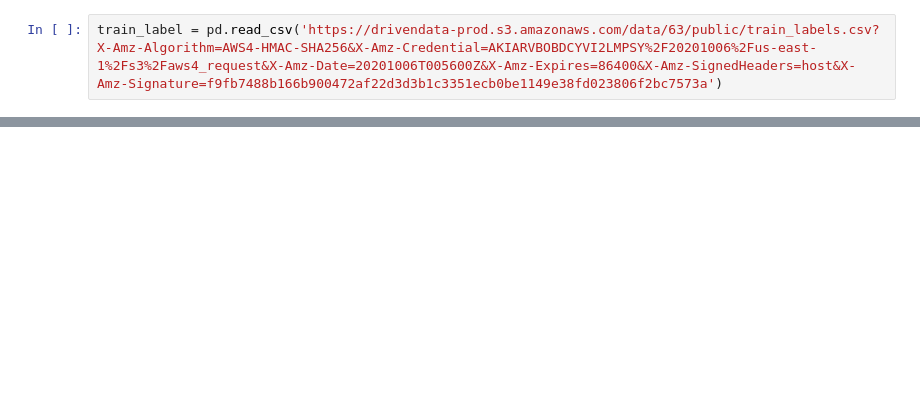
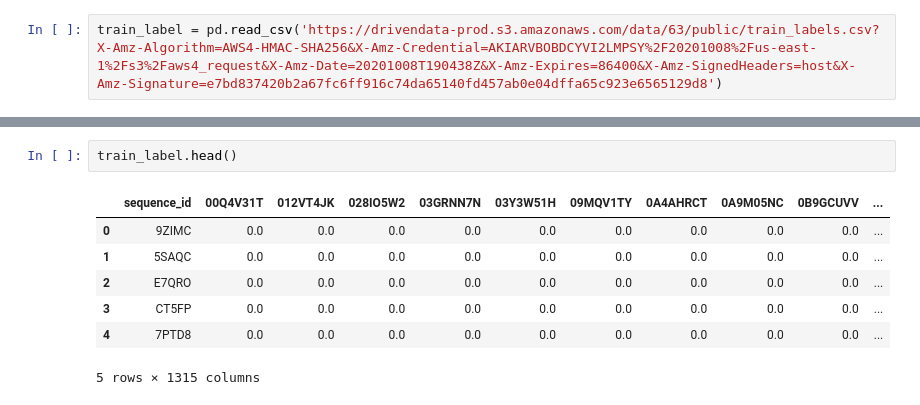
Before and after one commit to adxpillar/GEA-challenge, a Jupyter notebook: GEA.ipynb, the cells around one changed output, grey strips where cells are left out. Cells and saved outputs as stored; diff of their text form; blank space fills up the shorter version.

```diff
--- a/GEA.ipynb
+++ b/GEA.ipynb
@@ -7,3 +14,3 @@ train_values = pd.read_csv('https://drivendata-prod.s3.amazonaws.com/data/63/pub
 # %%
-train_label = pd.read_csv('https://drivendata-prod.s3.amazonaws.com/data/63/public/train_labels.csv?X-Amz-Algorithm=AWS4-HMAC-SHA256&X-Amz-Credential=AKIARVBOBDCYVI2LMPSY%2F20201006%2Fus-east-1%2Fs3%2Faws4_request&X-Amz-Date=20201006T005600Z&X-Amz-Expires=86400&X-Amz-SignedHeaders=host&X-Amz-Signature=f9fb7488b166b900472af22d3d3b1c3351ecb0be1149e38fd023806f2bc7573a')
+train_label = pd.read_csv('https://drivendata-prod.s3.amazonaws.com/data/63/public/train_labels.csv?X-Amz-Algorithm=AWS4-HMAC-SHA256&X-Amz-Credential=AKIARVBOBDCYVI2LMPSY%2F20201008%2Fus-east-1%2Fs3%2Faws4_request&X-Amz-Date=20201008T190438Z&X-Amz-Expires=86400&X-Amz-SignedHeaders=host&X-Amz-Signature=e7bd837420b2a67fc6ff916c74da65140fd457ab0e04dffa65c923e6565129d8')
 # %%
@@ -10,0 +63,10 @@ test_values= pd.read_csv('https://drivendata-prod.s3.amazonaws.com/data/63/publi
+# %%
+train_label.head()
+# %% [output]
+|  | sequence_id | 00Q4V31T | 012VT4JK | 028IO5W2 | 03GRNN7N | 03Y3W51H | 09MQV1TY | 0A4AHRCT | 0A9M05NC | 0B9GCUVV | ... |
+| 0 | 9ZIMC | 0.0 | 0.0 | 0.0 | 0.0 | 0.0 | 0.0 | 0.0 | 0.0 | 0.0 | ... |
+| 1 | 5SAQC | 0.0 | 0.0 | 0.0 | 0.0 | 0.0 | 0.0 | 0.0 | 0.0 | 0.0 | ... |
+| 2 | E7QRO | 0.0 | 0.0 | 0.0 | 0.0 | 0.0 | 0.0 | 0.0 | 0.0 | 0.0 | ... |
+| 3 | CT5FP | 0.0 | 0.0 | 0.0 | 0.0 | 0.0 | 0.0 | 0.0 | 0.0 | 0.0 | ... |
+| 4 | 7PTD8 | 0.0 | 0.0 | 0.0 | 0.0 | 0.0 | 0.0 | 0.0 | 0.0 | 0.0 | ... |
+5 rows × 1315 columns
```
Also changed, not shown: parts of 20 cells of this notebook.
